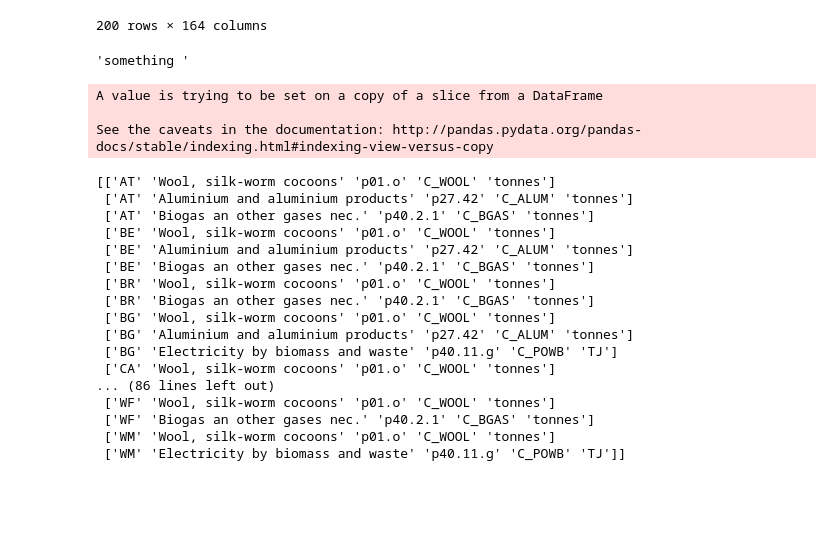
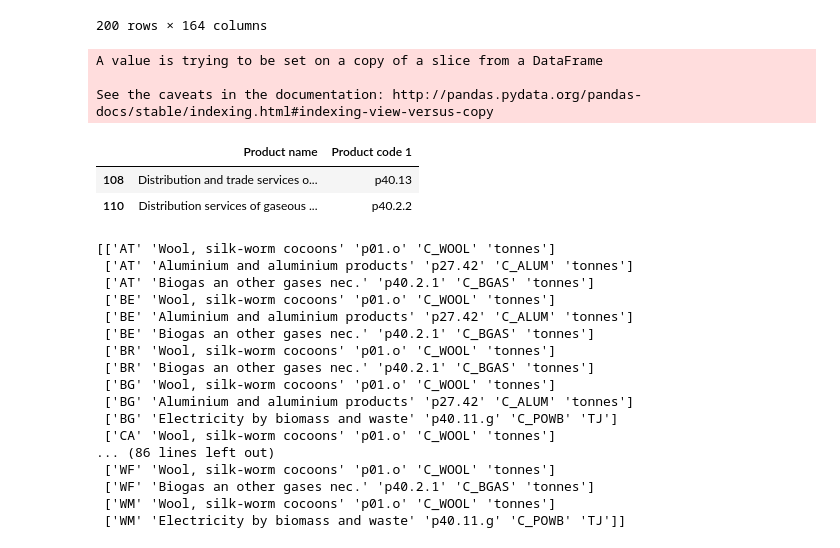
Before and after one commit to BONSAMURAIS/mojo, a Jupyter notebook: notebooks/BONSAI system model development.ipynb, the cells around one changed output. Cells and saved outputs as stored; diff of their text form; code cells hidden in the pictures; blank space fills up the shorter version.

```diff
--- a/code/BONSAI system model development.ipynb
+++ b/notebooks/BONSAI system model development.ipynb
@@ -382,10 +382,6 @@ aggregation_matrix
 exio_uagg = new_aggregation_matrix.T.dot(exio_u.values)
 # %%
 exio_SUTagg_Obj = pysut.SupplyUseTable(V=exio_vagg, U=exio_uagg, regions=48)
-# %%
-'something '
-# %% [output]
-'something '
 # %%
 iot_names = pd.read_csv('/home/jakobs/data/EXIOBASE/EXIOBASE_3.3.17_hsut_2011/Classifications_v_3_3_17_IOTnames.csv')
 
@@ -405,3 +401,9 @@ for i,prod in enumerate(products['Product name'].values):
 A value is trying to be set on a copy of a slice from a DataFrame
 
 See the caveats in the documentation: http://pandas.pydata.org/pandas-docs/stable/indexing.html#indexing-view-versus-copy
+# %%
+products[products['Product name'].str.contains('Distribution')]
+# %% [output]
+|  | Product name | Product code 1 |
+| 108 | Distribution and trade services o... | p40.13 |
+| 110 | Distribution services of gaseous ... | p40.2.2 |
```
Also changed, not shown: parts of 1 cell of this notebook, 26 other files.
